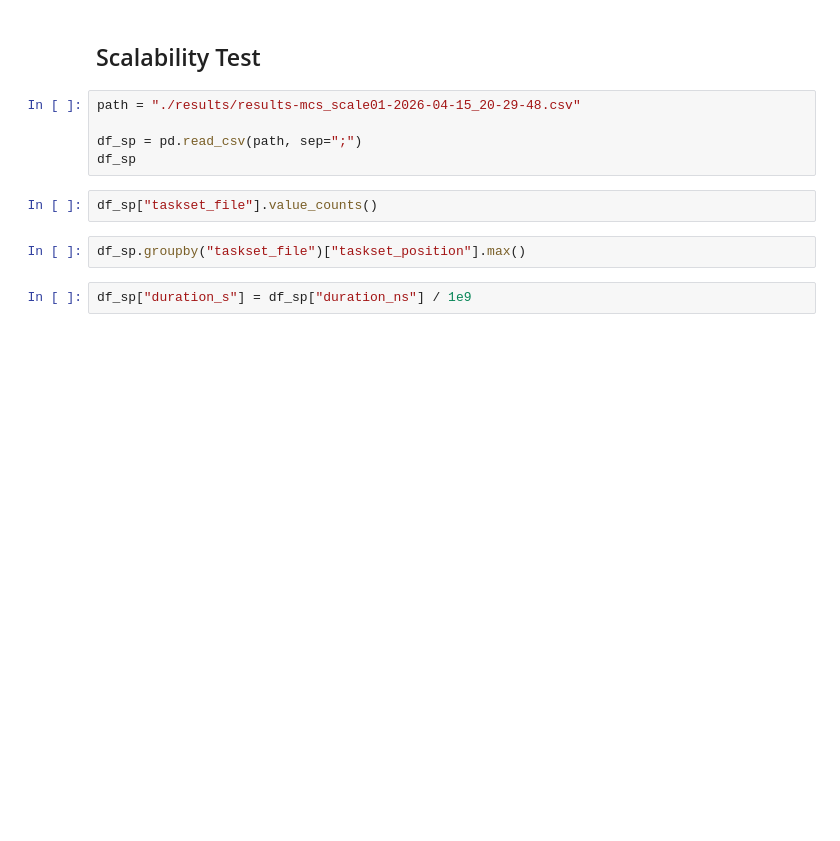
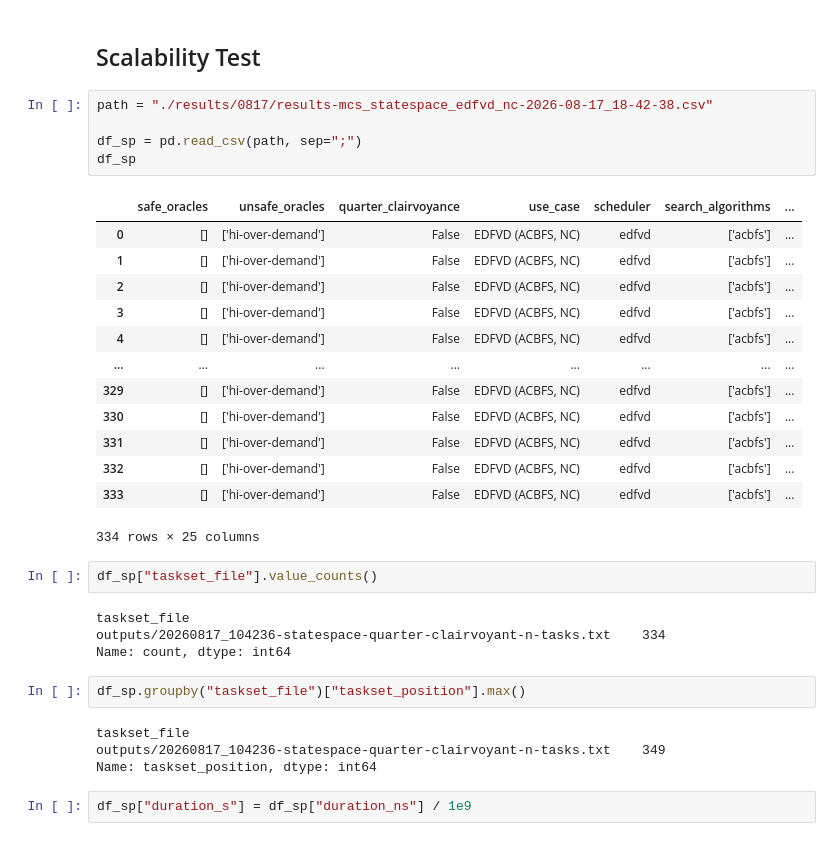
Before and after one commit to Jordan-Sun/mixed-criticality-graph-xp, a Jupyter notebook: notebooks/charts-rtss.ipynb, the cells around one changed output. Cells and saved outputs as stored; diff of their text form; blank space fills up the shorter version.

```diff
--- a/notebooks/charts-rtss.ipynb
+++ b/notebooks/charts-rtss.ipynb
@@ -779,14 +657,36 @@ f.savefig(
 # %% [markdown]
 ## Scalability Test
 # %%
-path = "./results/results-mcs_scale01-2026-04-15_20-29-48.csv"
+path = "./results/0817/results-mcs_statespace_edfvd_nc-2026-08-17_18-42-38.csv"
 
 df_sp = pd.read_csv(path, sep=";")
 df_sp
+# %% [output]
+|  | safe_oracles | unsafe_oracles | quarter_clairvoyance | use_case | scheduler | search_algorithms | ... |
+| 0 | [] | ['hi-over-demand'] | False | EDFVD (ACBFS, NC) | edfvd | ['acbfs'] | ... |
+| 1 | [] | ['hi-over-demand'] | False | EDFVD (ACBFS, NC) | edfvd | ['acbfs'] | ... |
+| 2 | [] | ['hi-over-demand'] | False | EDFVD (ACBFS, NC) | edfvd | ['acbfs'] | ... |
+| 3 | [] | ['hi-over-demand'] | False | EDFVD (ACBFS, NC) | edfvd | ['acbfs'] | ... |
+| 4 | [] | ['hi-over-demand'] | False | EDFVD (ACBFS, NC) | edfvd | ['acbfs'] | ... |
+| ... | ... | ... | ... | ... | ... | ... | ... |
+| 329 | [] | ['hi-over-demand'] | False | EDFVD (ACBFS, NC) | edfvd | ['acbfs'] | ... |
+| 330 | [] | ['hi-over-demand'] | False | EDFVD (ACBFS, NC) | edfvd | ['acbfs'] | ... |
+| 331 | [] | ['hi-over-demand'] | False | EDFVD (ACBFS, NC) | edfvd | ['acbfs'] | ... |
+| 332 | [] | ['hi-over-demand'] | False | EDFVD (ACBFS, NC) | edfvd | ['acbfs'] | ... |
+| 333 | [] | ['hi-over-demand'] | False | EDFVD (ACBFS, NC) | edfvd | ['acbfs'] | ... |
+334 rows × 25 columns
 # %%
 df_sp["taskset_file"].value_counts()
+# %% [output]
+taskset_file
+outputs/20260817_104236-statespace-quarter-clairvoyant-n-tasks.txt    334
+Name: count, dtype: int64
 # %%
 df_sp.groupby("taskset_file")["taskset_position"].max()
+# %% [output]
+taskset_file
+outputs/20260817_104236-statespace-quarter-clairvoyant-n-tasks.txt    349
+Name: taskset_position, dtype: int64
 # %%
 df_sp["duration_s"] = df_sp["duration_ns"] / 1e9
 # %%
```
Also changed, not shown: parts of 16 cells of this notebook, 3 other files.
